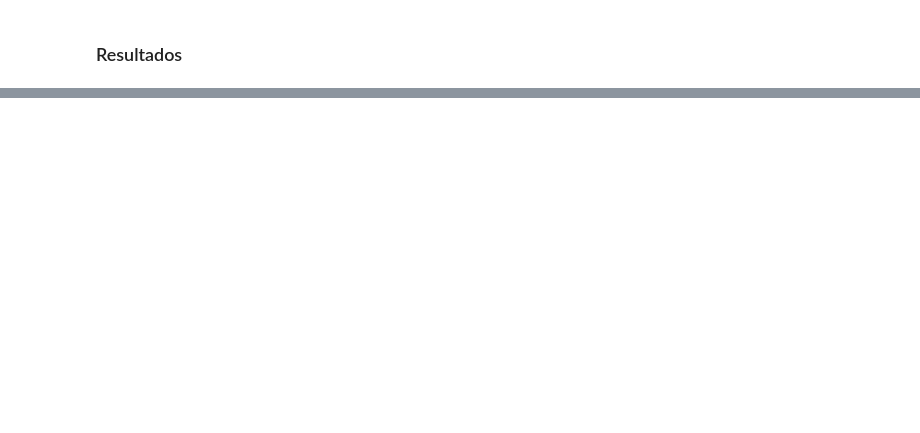
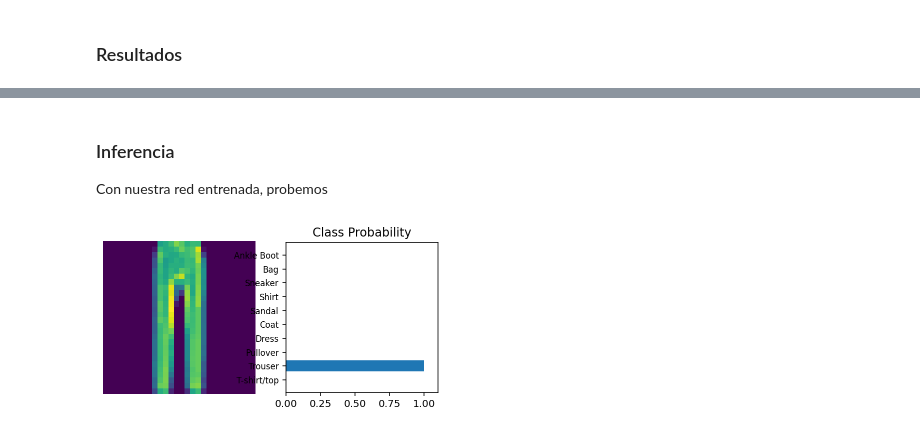
Before and after one commit to elhacs/Intro2PyTorch, a Jupyter notebook: IntroPytorch.ipynb, the cells around one changed output, grey strips where cells are left out. Cells and saved outputs as stored; diff of their text form; code cells hidden in the pictures; blank space fills up the shorter version.

```diff
--- a/IntroPytorch.ipynb
+++ b/IntroPytorch.ipynb
@@ -617,6 +618,6 @@ import torch.nn.functional as F
 
 import utils
 # %%
-x = torch.randn(2, 2, requires_grad=True)
+x = torch.tensor([[1., 2.],[3.,4.]], requires_grad=True)
 print(x)
 # %% [output]
@@ -987,0 +1041,20 @@ utils.view_classify(image.view(1, 28, 28), predictions, version='Fashion')
+# %%
+model = Network(784, 10, [516, 256], drop_proportion=0.5)
+criterion = nn.NLLLoss()
+optimizer = optim.Adam(model.parameters(), lr=0.001)
+# %%
+def validation(model, test_loader, criterion):
+    test_loss = 0
+    accuracy = 0
+
+    for images, labels in test_loader:
+        images.resize_(images.shape[0], 784)
+
+        output = model.forward(images)
+        test_loss += criterion(output, labels).item()
+
+        predictions = torch.exp(output)
+        equality = (labels.data == predictions.max(dim=1)[1])
+        accuracy += equality.type(torch.FloatTensor).mean()
+
+    return test_loss, accuracy
@@ -987,0 +1115,21 @@ utils.view_classify(image.view(1, 28, 28), predictions, version='Fashion')
+# %% [markdown]
+### Inferencia
+
+Con nuestra red entrenada, probemos
+# %%
+model.eval()
+
+data_iter = iter(test_loader)
+images, labels = data_iter.next()
+image = images[0]
+
+image = image.view(1, 784)
+
+with torch.no_grad():
+    output = model.forward(image)
+
+predictions = torch.exp(output)
+
+utils.view_classify(image.view(1, 28, 28), predictions, version='Fashion')
+# %% [output]
+[figure, added]
```
Also changed, not shown: parts of 51 cells of this notebook.
